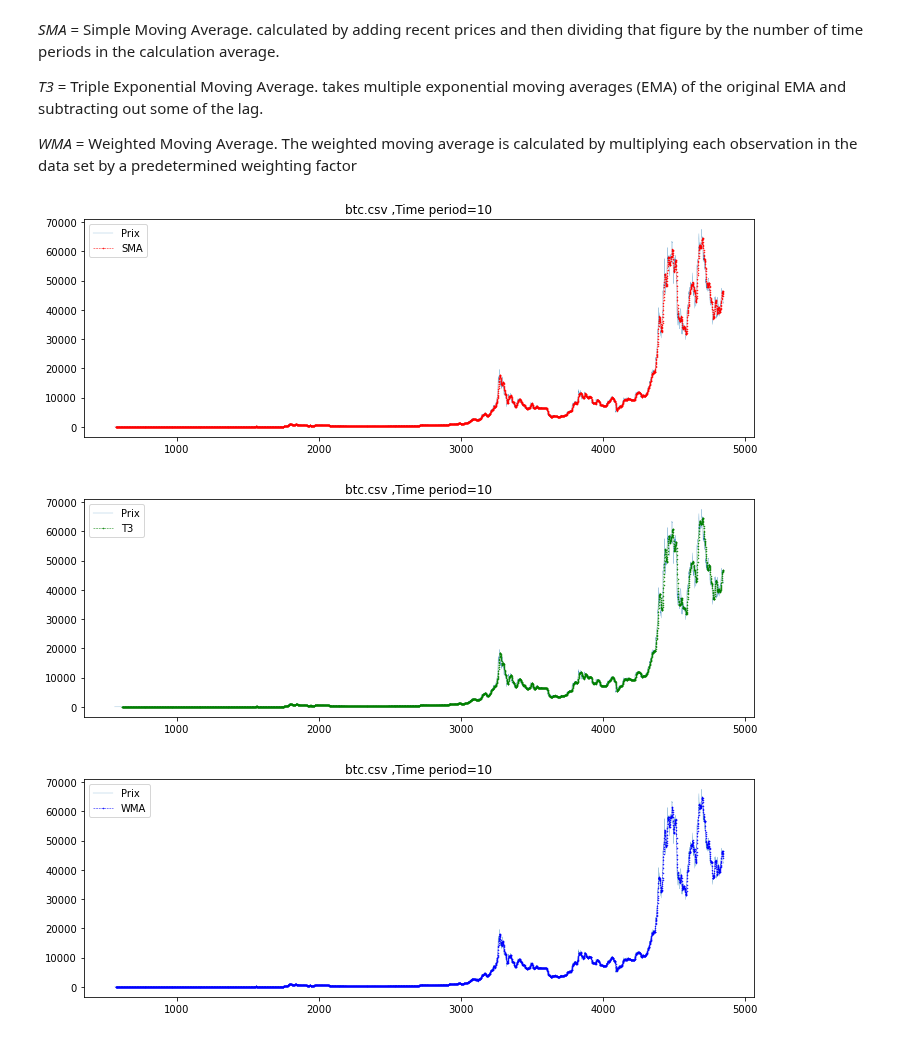
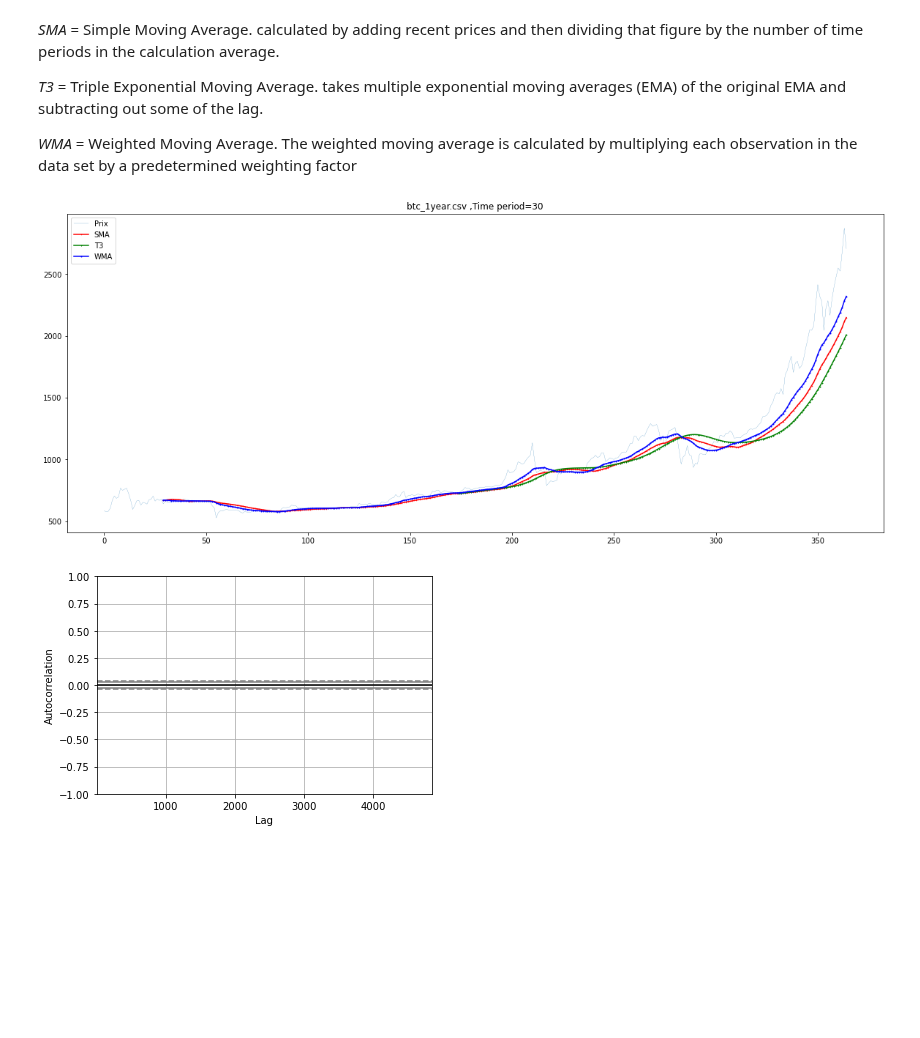
Before and after one commit to Massimo2003/BitcoinProject, a Jupyter notebook: COINMETRICS/MovingAverage.ipynb, the cells around one changed output. Drawn from its saved outputs; the diff is of its cells as text; code cells hidden in the pictures; blank space fills up the shorter version.

```diff
--- a/COINMETRICS/MovingAverage.ipynb
+++ b/COINMETRICS/MovingAverage.ipynb
@@ -12,7 +15,7 @@ import matplotlib.pyplot as plt
 **GETTING CSV**
 # %%
 def get_df(csv):
-    df=pd.read_csv(csv)
+    df=pd.read_csv(csv,parse_dates=True)
     return df
 # %% [markdown]
 **MOVING AVERAGE**
@@ -23,29 +26,40 @@ def get_df(csv):
 
 *WMA* = Weighted Moving Average. The weighted moving average is calculated by multiplying each observation in the data set by a predetermined weighting factor
 # %%
-def get_graphe_comp(csv,TA,timep):
+def get_graphe_comp(csv,TA1,TA2,TA3,timep):
     df=get_df(csv)
-    if(TA=='SMA'):
-        df[TA] = SMA(df['PriceUSD'],timep)
-        color='red'
-    if(TA=='T3'):
-        df[TA] = T3(df['PriceUSD'],timep)
-        color='green'
-    if(TA=='WMA'):
-        df[TA] = WMA(df['PriceUSD'],timep)
-        color='blue'
-    fig, ax = plt.subplots(figsize = (12, 4))
 
-    ax.plot(df["PriceUSD"], linestyle='-',
+    priceusd=df['PriceUSD']
+    if(TA1=='SMA'):
+        df[TA1] = SMA(priceusd,timep)
+        color1='red'
+    if(TA2=='T3'):
+        df[TA2] = T3(priceusd,timep)
+        color2='green'
+    if(TA3=='WMA'):
+        df[TA3] = WMA(priceusd,timep)
+        color3='blue'
+    fig, ax = plt.subplots(figsize = (20, 8))
+
+    ax.plot(priceusd, linestyle='-',
             linewidth=0.2, label='Prix')
-    ax.plot(df[TA],marker='.',markersize=1,color=color,linestyle='--', linewidth=0.5, label=TA)
+    ax.plot(df[TA1],marker='.',markersize=1,color=color1, label=TA1)
+    ax.plot(df[TA2],marker='+',markersize=1,color=color2, label=TA2)
+    ax.plot(df[TA3],marker='o',markersize=1,color=color3, label=TA3)
     ax.legend();
     plt.title(csv+" ,Time period="+str(timep))
 
-get_graphe_comp('btc.csv','SMA',10)
-get_graphe_comp('btc.csv','T3',10)
-get_graphe_comp('btc.csv','WMA',10)
+get_graphe_comp('btc_1year.csv','SMA','T3','WMA',30)
 # %% [output]
-[figure, old version]
+[figure, new version]
-[figure, removed]
-[figure, removed]
+# %%
+df=get_df('btc.csv')
+priceusd=df['PriceUSD']
+df['SMA'] = SMA(priceusd,10)
+x = pd.plotting.autocorrelation_plot(df['SMA'])
+# plotting the Curve
+x.plot()
+# Display
+plt.show()
+# %% [output]
+[figure, added]
```
Also changed, not shown: parts of 1 cell of this notebook, 1 other file.
